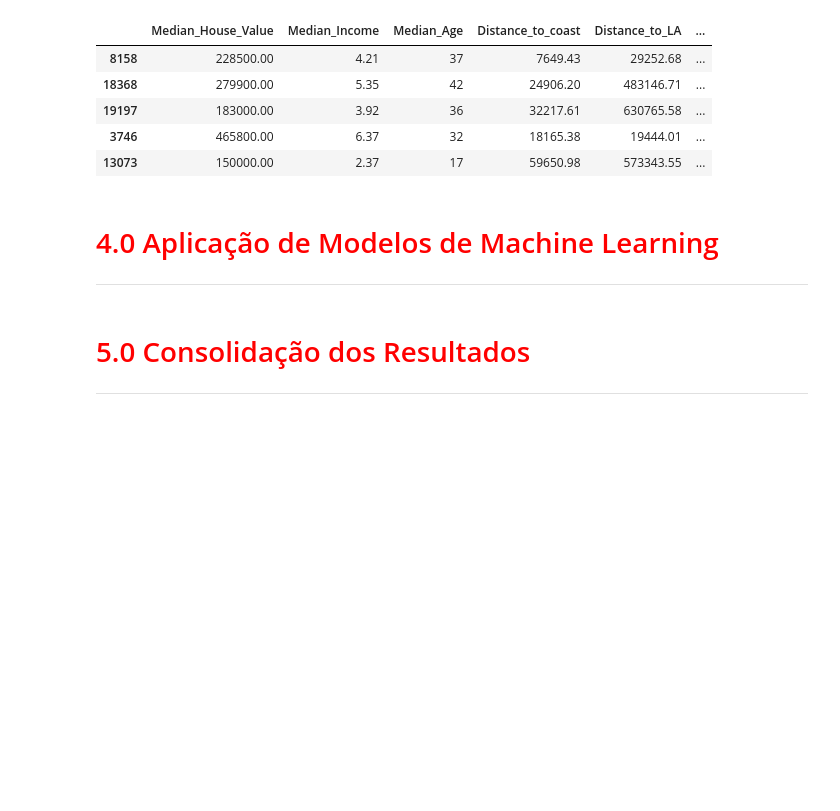
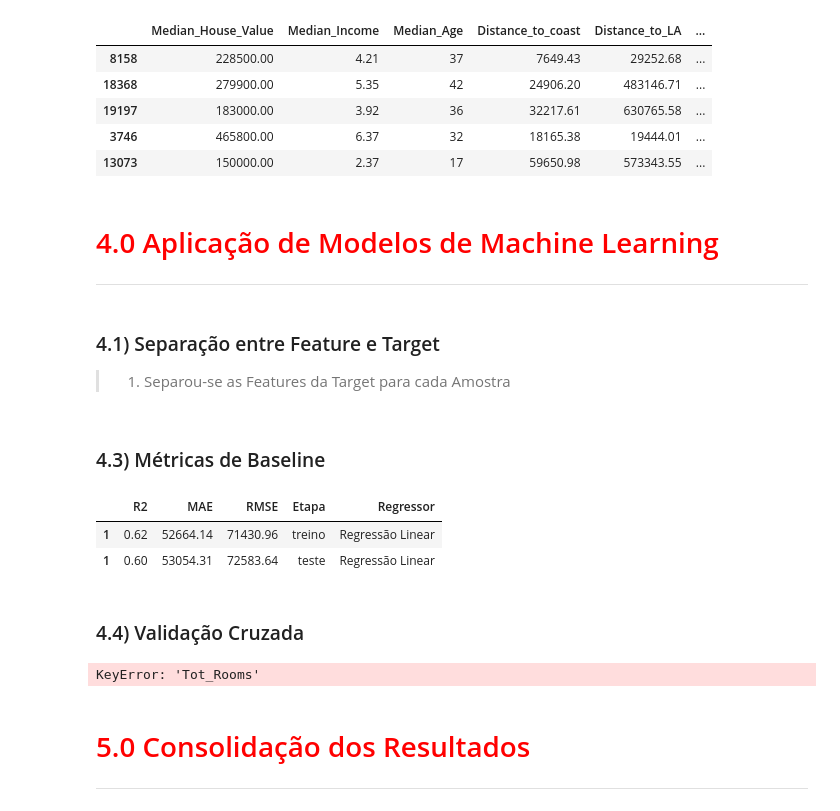
Before and after one commit to leonardovargas10/Modelo_Previsao_Preco_Imoveis, a Jupyter notebook: Modelo_Previsao_Preco_Imoveis.ipynb, the cells around one changed output. Drawn from its saved outputs; the diff is of its cells as text; code cells hidden in the pictures; blank space fills up the shorter version.

```diff
--- a/Modelo_Previsao_Preco_Imoveis.ipynb
+++ b/Modelo_Previsao_Preco_Imoveis.ipynb
@@ -838,42 +838,48 @@ def pca(df, variaveis):
 # %%
 def Regressor(regressor, x_train, y_train, x_test, y_test):
 
-    qualitativas_numericas = [column for column in x_train.columns if x_train[column].nunique() <= 5]
-    discretas = [column for column in x_train.columns if (x_train[column].nunique() > 5) and (x_train[column].nunique() <= 50)]
-    continuas = [column for column in x_train.columns if x_train[column].nunique() > 50]
+    categoricas = [column for column in x_train.columns if x_train[column].dtype.name == 'object']
+    discretas = [column for column in x_train.columns if x_train[column].dtype.name == 'int64']
+    continuas = [column for column in x_train.columns if x_train[column].dtype.name == 'float64']
 
     models = {
         'Regressão Linear': make_pipeline(
             ColumnTransformer([
-                ('qualitativas_numericas', make_pipeline(SimpleImputer(strategy='constant')), qualitativas_numericas),
+                ('encoder', make_pipeline(BinaryEncoder()), categoricas),
                 ('discretas', make_pipeline(SimpleImputer(strategy='median')), discretas),
-                ('continuas', make_pipeline(SimpleImputer(strategy='median')), continuas)
+                ('continuas', make_pipeline(SimpleImputer(strategy='median')), continuas),
+                ('scaler_discretas', make_pipeline(MinMaxScaler()), discretas),
+                ('scaler_continuas', make_pipeline(MinMaxScaler()), continuas)
             ]),
             LinearRegression()
         ),
         'KNN Regressor': make_pipeline(
             ColumnTransformer([
-                ('qualitativas_numericas', make_pipeline(SimpleImputer(strategy='constant')), qualitativas_numericas),
+                ('encoder', make_pipeline(BinaryEncoder()), categoricas),
                 ('discretas', make_pipeline(SimpleImputer(strategy='median')), discretas),
-                ('continuas', make_pipeline(SimpleImputer(strategy='median')), continuas)
+                ('continuas', make_pipeline(SimpleImputer(strategy='median')), continuas),
+                ('scaler_discretas', make_pipeline(MinMaxScaler()), discretas),
+                ('scaler_continuas', make_pipeline(MinMaxScaler()), continuas)
             ]),
-            KNeighborsRegressor(n_neighbors=5)
+            KNeighborsRegressor(n_neighbors=4)
         ),
         'SVR Regressor': make_pipeline(
             ColumnTransformer([
-                ('qualitativas_numericas', make_pipeline(SimpleImputer(strategy='constant')), qualitativas_numericas),
+                ('encoder', make_pipeline(BinaryEncoder()), categoricas),
                 ('discretas', make_pipeline(SimpleImputer(strategy='median')), discretas),
-                ('continuas', make_pipeline(SimpleImputer(strategy='median')), continuas)
+                ('continuas', make_pipeline(SimpleImputer(strategy='median')), continuas),
+                ('scaler_discretas', make_pipeline(MinMaxScaler()), discretas),
+                ('scaler_continuas', make_pipeline(MinMaxScaler()), continuas)
             ]),
             SVR(kernel='linear')
         ),
         'Random Forest Regressor': make_pipeline(
             ColumnTransformer([
-                ('qualitativas_numericas', make_pipeline(SimpleImputer(strategy='constant')), qualitativas_numericas),
+                ('encoder', make_pipeline(BinaryEncoder()), categoricas),
                 ('discretas', make_pipeline(SimpleImputer(strategy='median')), discretas),
                 ('continuas', make_pipeline(SimpleImputer(strategy='median')), continuas)
             ]),
-            RandomForestRegressor(random_state=42, n_estimators=100, max_depth=10)
+            RandomForestRegressor(random_state=42, n_estimators=100, max_depth=5)
         )
     }
 
@@ -1199,3 +1205,30 @@ df_train.head()
 # %% [markdown]
 # <font color='red' style='font-size: 40px;'> 4.0 Aplicação de Modelos de Machine Learning </font>
 <hr style='border: 2px solid red;'>
+# %% [markdown]
+### 4.1) Separação entre Feature e Target
+
+> 1. Separou-se as Features da Target para cada Amostra
+# %%
+x_train = separa_feature_target('Median_House_Value', df_train)[0]
+y_train = separa_feature_target('Median_House_Value', df_train)[1]
+x_test = separa_feature_target('Median_House_Value', df_test)[0]
+y_test = separa_feature_target('Median_House_Value', df_test)[1]
+# %% [markdown]
+### 4.3) Métricas de Baseline
+# %%
+y_predict_train = Regressor('Regressão Linear', x_train , y_train , x_test , y_test)[1]
+y_predict_test = Regressor('Regressão Linear', x_train , y_train , x_test , y_test)[2]
+coef_det_train = Regressor('Regressão Linear', x_train , y_train , x_test , y_test)[3]
+coef_det_test = Regressor('Regressão Linear', x_train , y_train , x_test , y_test)[4]
+residuos_train = Regressor('Regressão Linear', x_train , y_train , x_test , y_test)[5]
+residuos_test = Regressor('Regressão Linear', x_train , y_train , x_test , y_test)[6]
+
+metricas = metricas_regressao('Regressão Linear', 'Median_House_Value', y_train, y_predict_train, y_test, y_predict_test, coef_det_train, coef_det_test)
+display(metricas)
+# %% [output]
+|  | R2 | MAE | RMSE | Etapa | Regressor |
+| 1 | 0.62 | 52664.14 | 71430.96 | treino | Regressão Linear |
+| 1 | 0.60 | 53054.31 | 72583.64 | teste | Regressão Linear |
+# %% [markdown]
+### 4.4) Validação Cruzada
@@ -1201,0 +1299,4 @@ df_train.head()
+# %%
+validacao_cruzada_regressao('Regressão Linear', x_train, y_train, 5)
+# %% [output]
+KeyError: 'Tot_Rooms'
```
Also changed, not shown: parts of 3 cells of this notebook.
